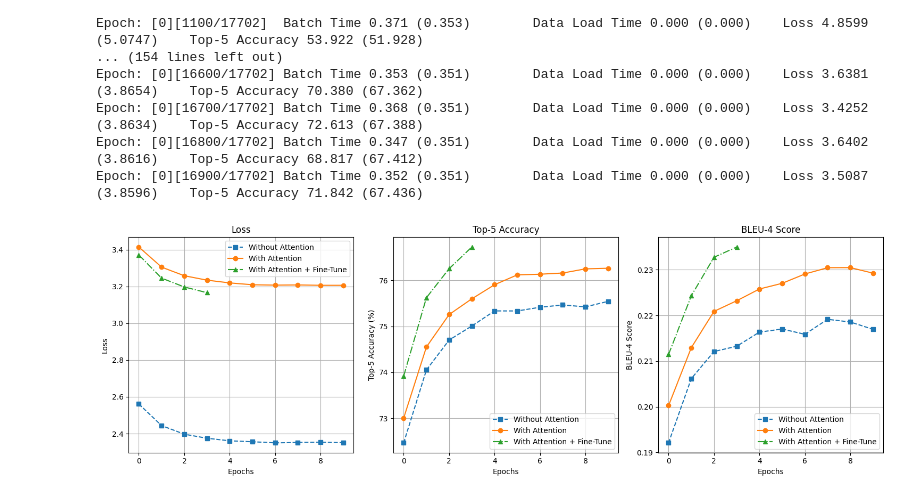
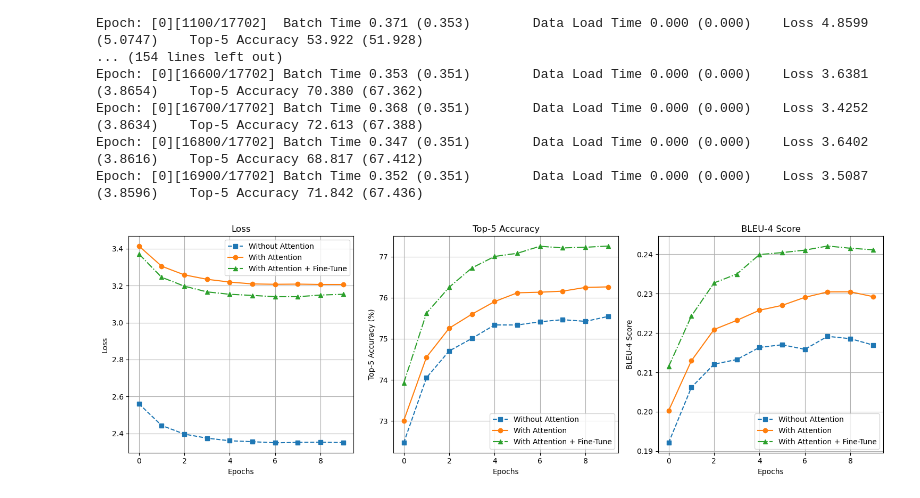
Before and after one commit to JaegerZhao/DeepLearning, a Jupyter notebook: 6 图像自然语言描述生成/code/train.ipynb, the cells around one changed output. Drawn from its saved outputs; the diff is of its cells as text; code cells hidden in the pictures.

```diff
--- a/6 图像自然语言描述生成/code/train.ipynb
+++ b/6 图像自然语言描述生成/code/train.ipynb
@@ -182,9 +182,9 @@ top5_accuracy_no_attention = [72.468, 74.052, 74.702, 75.007, 75.335, 75.334, 75
 bleu4_no_attention = [0.19211562851102434, 0.206167972668384, 0.21208995512435172, 0.2132522999078148, 0.21634075906470107, 0.21701614735505384, 0.21586192777255203, 0.21914566402602026, 0.2185600676157566, 0.21694456413193874]
 
 # 在Attention基础上加上fine-tune的数据
-loss_fine_tune = [3.371, 3.245, 3.197, 3.166]
-top5_accuracy_fine_tune = [73.921, 75.622, 76.253, 76.723]
-bleu4_fine_tune = [0.21145163883000279, 0.2242869197515953, 0.2327172001811528, 0.23495777605616544]
+loss_fine_tune = [3.371, 3.245, 3.197, 3.166, 3.153, 3.147, 3.140, 3.140, 3.149, 3.153]
+top5_accuracy_fine_tune = [73.921, 75.622, 76.253, 76.723, 77.002, 77.079, 77.250, 77.209, 77.225, 77.256]
+bleu4_fine_tune = [0.21145163883000279, 0.2242869197515953, 0.2327172001811528, 0.23495777605616544, 0.239917842126869, 0.24041413653530722, 0.24103816134812892, 0.24208558331228877, 0.24151614129871113, 0.2411289739872836]
 
 # 绘制折线图
 plt.figure(figsize=(15, 5))
@@ -201,31 +201,31 @@ plt.legend()
 plt.grid(True)
 
 # TOP-5 ACCURACY 折线图
 plt.subplot(1, 3, 2)
 plt.plot(top5_accuracy_no_attention, marker='s', linestyle='--', label='Without Attention')
 plt.plot(top5_accuracy_attention, marker='o', linestyle='-', label='With Attention')
 plt.plot(top5_accuracy_fine_tune, marker='^', linestyle='-.', label='With Attention + Fine-Tune')
 plt.title('Top-5 Accuracy')
 plt.xlabel('Epochs')
 plt.ylabel('Top-5 Accuracy (%)')
 plt.legend()
 plt.grid(True)
 
 # BLEU-4 折线图
 plt.subplot(1, 3, 3)
 plt.plot(bleu4_no_attention, marker='s', linestyle='--', label='Without Attention')
 plt.plot(bleu4_attention, marker='o', linestyle='-', label='With Attention')
 plt.plot(bleu4_fine_tune, marker='^', linestyle='-.', label='With Attention + Fine-Tune')
 plt.title('BLEU-4 Score')
 plt.xlabel('Epochs')
 plt.ylabel('BLEU-4 Score')
 plt.legend()
 plt.grid(True)
 
 # 调整子图间距
 plt.tight_layout()
 
 # 显示图表
 plt.show()
 # %% [output]
-[figure, old version]
+[figure, new version]
```
Also changed, not shown: 2 other files.
